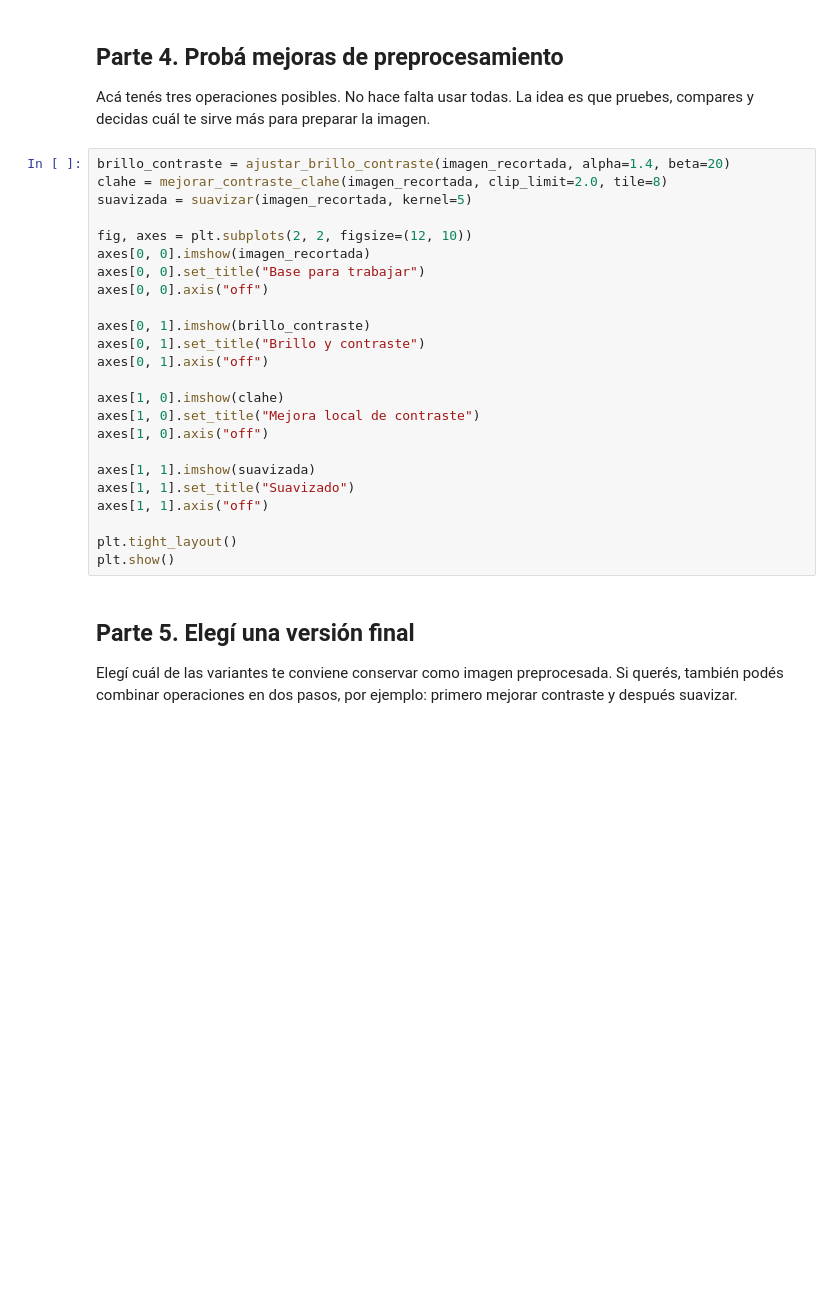
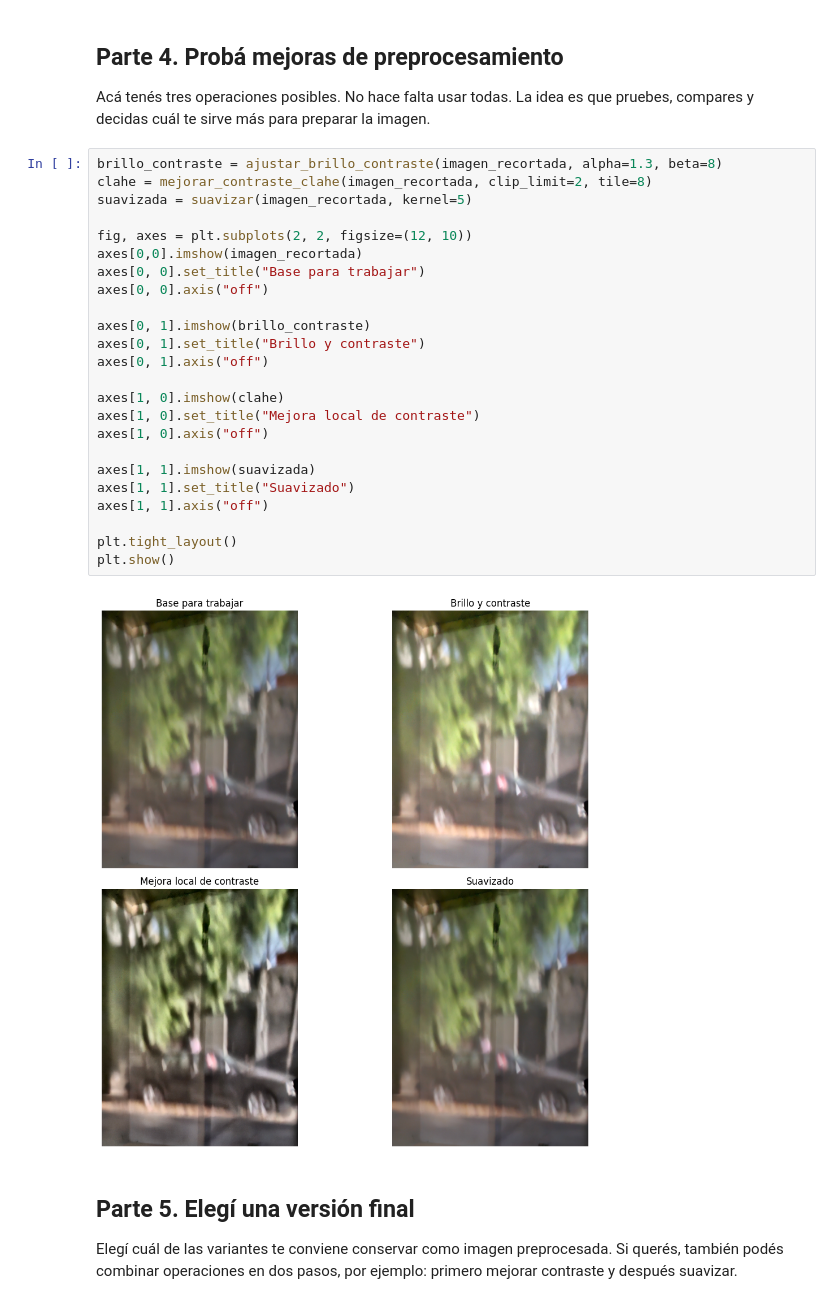
Before and after one commit to cmpatriciov08-collab/Patricio-Velasquez-Christian-PDI-1c-2026, a Jupyter notebook: 004/003 - LAB/2026_PDI_PATRICIO_VELASQUEZ_CHRISTIAN_007- recuperacion y preprocesamiento de imagenes propias.ipynb, the cells around one changed output. Drawn from its saved outputs; the diff is of its cells as text; blank space fills up the shorter version.

```diff
--- a/004/003 - LAB/2026_PDI_PATRICIO_VELASQUEZ_CHRISTIAN_007- recuperacion y preprocesamiento de imagenes propias.ipynb
+++ b/004/003 - LAB/2026_PDI_PATRICIO_VELASQUEZ_CHRISTIAN_007- recuperacion y preprocesamiento de imagenes propias.ipynb
@@ -140,29 +166,31 @@ NameError: name 'imagen_original' is not defined
 
 Acá tenés tres operaciones posibles. No hace falta usar todas. La idea es que pruebes, compares y decidas cuál te sirve más para preparar la imagen.
 # %%
-brillo_contraste = ajustar_brillo_contraste(imagen_recortada, alpha=1.4, beta=20)
-clahe = mejorar_contraste_clahe(imagen_recortada, clip_limit=2.0, tile=8)
+brillo_contraste = ajustar_brillo_contraste(imagen_recortada, alpha=1.3, beta=8)
+clahe = mejorar_contraste_clahe(imagen_recortada, clip_limit=2, tile=8)
 suavizada = suavizar(imagen_recortada, kernel=5)
 
 fig, axes = plt.subplots(2, 2, figsize=(12, 10))
-axes[0, 0].imshow(imagen_recortada)
+axes[0,0].imshow(imagen_recortada)
 axes[0, 0].set_title("Base para trabajar")
 axes[0, 0].axis("off")
 
 axes[0, 1].imshow(brillo_contraste)
 axes[0, 1].set_title("Brillo y contraste")
 axes[0, 1].axis("off")
 
 axes[1, 0].imshow(clahe)
 axes[1, 0].set_title("Mejora local de contraste")
 axes[1, 0].axis("off")
 
 axes[1, 1].imshow(suavizada)
 axes[1, 1].set_title("Suavizado")
 axes[1, 1].axis("off")
 
 plt.tight_layout()
 plt.show()
+# %% [output]
+[figure, added]
 # %% [markdown]
 ## Parte 5. Elegí una versión final
 
```
Also changed, not shown: parts of 8 cells of this notebook, 4 other files.
